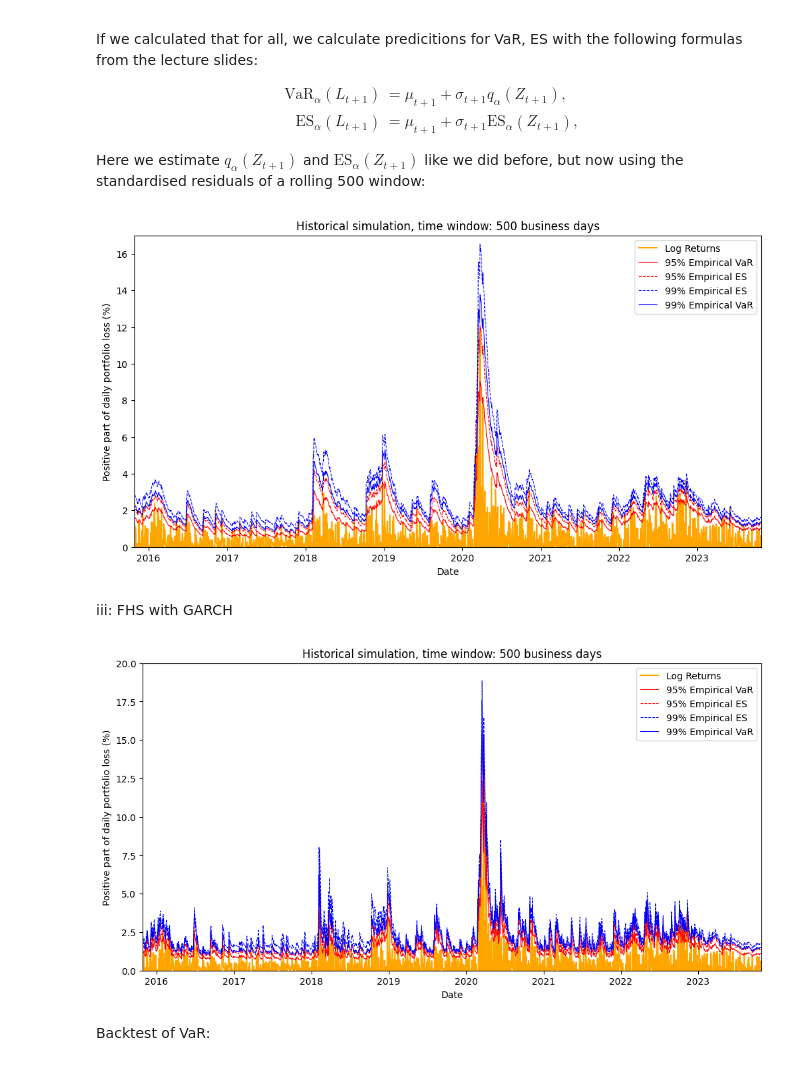
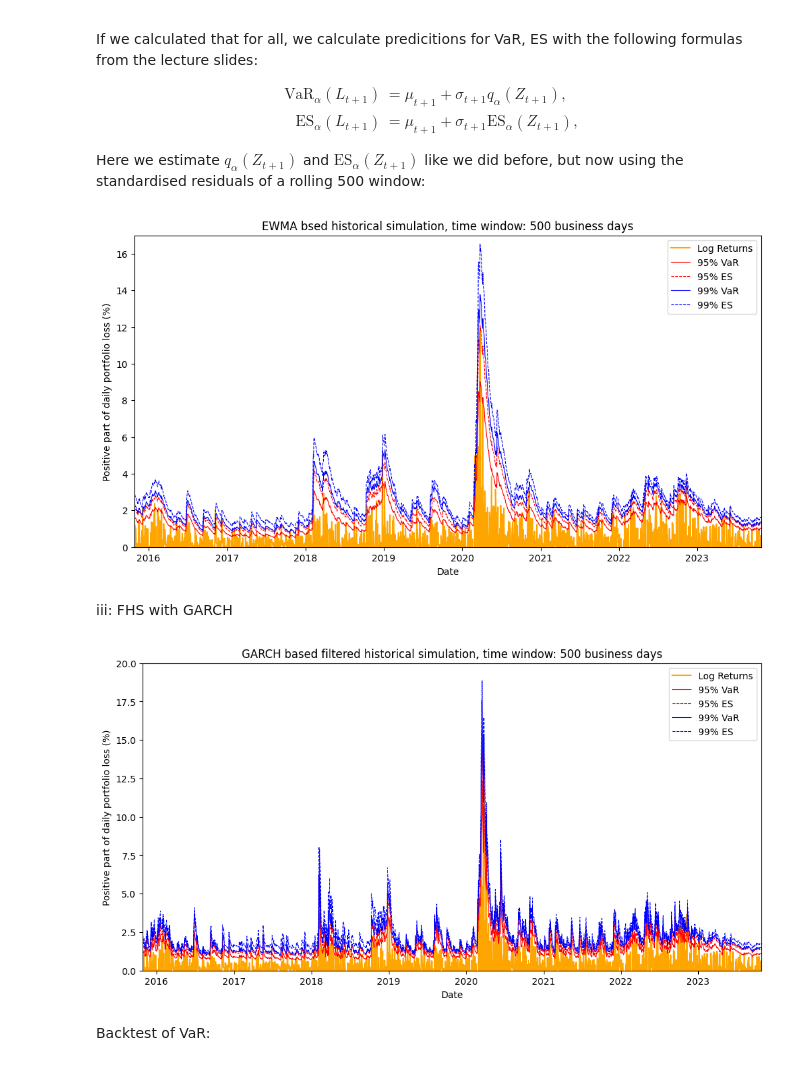
Before and after one commit to luca-imperial/QRM_1, a Jupyter notebook: Ex_b.ipynb, the cells around one changed output. Saved outputs shown, nothing was run; the diff lists cells and outputs as text; code cells hidden in the pictures.

```diff
--- a/Ex_b.ipynb
+++ b/Ex_b.ipynb
@@ -122,19 +106,19 @@ dog["99_FHS_ES_forecast"] = np.sqrt(dog["vol_forecast"]) * dog["residual"].rolli
 # %%
 figure = plt.figure(figsize=(12,6))
 plt.plot(dog.index, dog["lin_loss"], label="Log Returns", color="orange")
-plt.plot(dog.index, dog["95_FHS_VaR_forecast"], label="95% Empirical VaR", color="red", linewidth=0.8)
-plt.plot(dog.index, dog["95_FHS_ES_forecast"], label="95% Empirical ES", color="red", linestyle="dashed", linewidth=0.8)
-plt.plot(dog.index, dog["99_FHS_ES_forecast"], label="99% Empirical ES", color="blue", linestyle="dashed", linewidth=0.8)
-plt.plot(dog.index, dog["99_FHS_VaR_forecast"], label="99% Empirical VaR", color="blue", linewidth=0.8)
+plt.plot(dog.index, dog["95_FHS_VaR_forecast"], label="95% VaR", color="red", linewidth=0.8)
+plt.plot(dog.index, dog["95_FHS_ES_forecast"], label="95% ES", color="red", linestyle="dashed", linewidth=0.8)
+plt.plot(dog.index, dog["99_FHS_VaR_forecast"], label="99% VaR", color="blue", linewidth=0.8)
+plt.plot(dog.index, dog["99_FHS_ES_forecast"], label="99% ES", color="blue", linestyle="dashed", linewidth=0.8)
 plt.legend()
-plt.title("Historical simulation, time window: 500 business days")
+plt.title("EWMA bsed historical simulation, time window: 500 business days")
 plt.xlabel("Date")
 plt.ylabel("Positive part of daily portfolio loss (%)")
 plt.xlim(dog.index[501], dog.index[-1])
 plt.ylim(0, 17)
 plt.show()
 # %% [output]
-[figure, old version]
+[figure, new version]
 # %% [markdown]
 iii: FHS with GARCH
 # %%
@@ -179,19 +163,19 @@ for i in range(500, len(dog)):
 # %%
 figure = plt.figure(figsize=(12,6))
 plt.plot(dog.index, dog["lin_loss"], label="Log Returns", color="orange")
-plt.plot(dog.index, dog["95_FHS_GARCH_VaR_forecast"], label="95% Empirical VaR", color="red", linewidth=0.8)
-plt.plot(dog.index, dog["95_FHS_GARCH_ES_forecast"], label="95% Empirical ES", color="red", linestyle="dashed", linewidth=0.8)
-plt.plot(dog.index, dog["99_FHS_GARCH_ES_forecast"], label="99% Empirical ES", color="blue", linestyle="dashed", linewidth=0.8)
-plt.plot(dog.index, dog["99_FHS_GARCH_VaR_forecast"], label="99% Empirical VaR", color="blue", linewidth=0.8)
+plt.plot(dog.index, dog["95_FHS_GARCH_VaR_forecast"], label="95% VaR", color="red", linewidth=0.8)
+plt.plot(dog.index, dog["95_FHS_GARCH_ES_forecast"], label="95% ES", color="red", linestyle="dashed", linewidth=0.8)
+plt.plot(dog.index, dog["99_FHS_GARCH_VaR_forecast"], label="99% VaR", color="blue", linewidth=0.8)
+plt.plot(dog.index, dog["99_FHS_GARCH_ES_forecast"], label="99% ES", color="blue", linestyle="dashed", linewidth=0.8)
 plt.legend()
-plt.title("Historical simulation, time window: 500 business days")
+plt.title("GARCH based filtered historical simulation, time window: 500 business days")
 plt.xlabel("Date")
 plt.ylabel("Positive part of daily portfolio loss (%)")
 plt.xlim(dog.index[501], dog.index[-1])
 plt.ylim(0, 20)
 plt.show()
 # %% [output]
-[figure, old version]
+[figure, new version]
 # %% [markdown]
 Backtest of VaR:
 # %%
```
Also changed, not shown: parts of 6 cells of this notebook, 3 other files.
